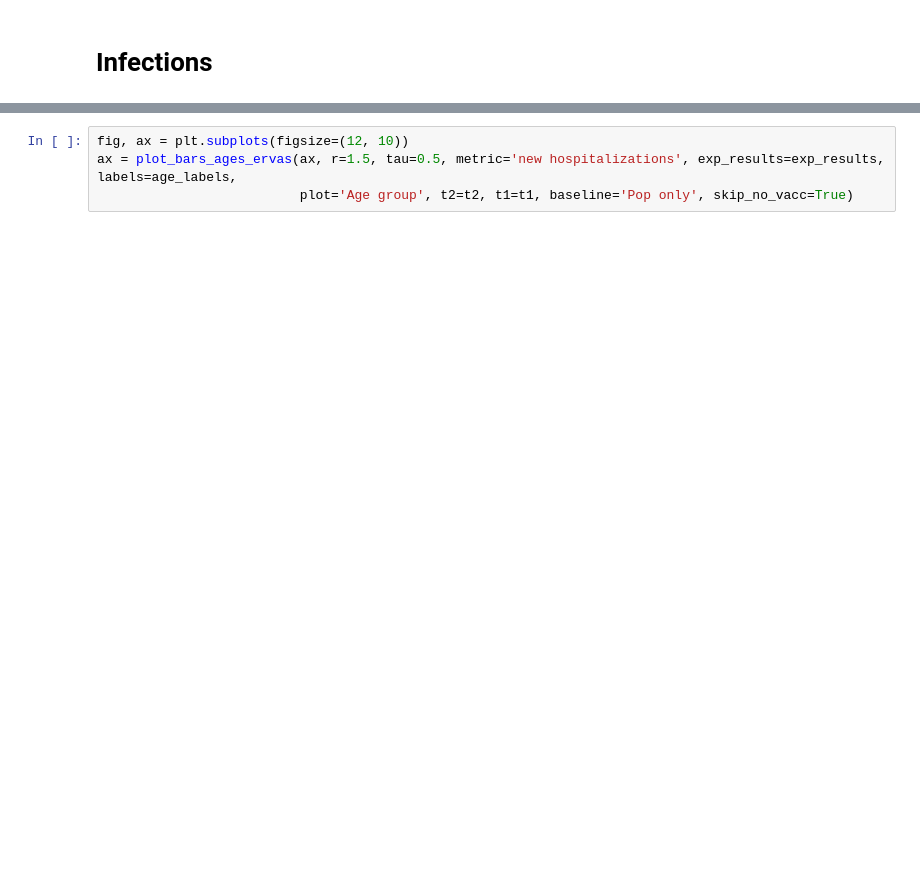
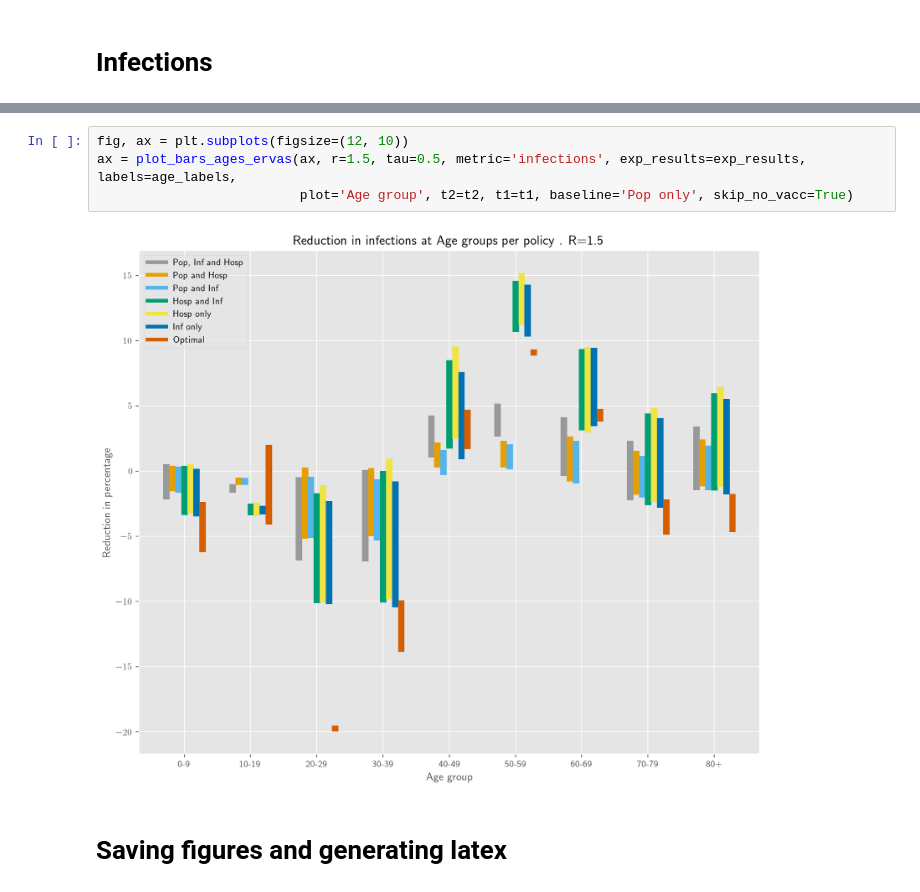
Before and after one commit to FINCoVID19/optimized_vaccination_finland, a Jupyter notebook: compare_vaccination_age_erva.ipynb, the cells around one changed output, grey strips where cells are left out. Saved outputs shown, nothing was run; the diff lists cells and outputs as text; blank space fills up the shorter version.

```diff
--- a/compare_vaccination_age_erva.ipynb
+++ b/compare_vaccination_age_erva.ipynb
@@ -206,4 +208,8 @@ ax = plot_bars_ages_ervas(ax, r=1.5, tau=0.5, metric='infections', exp_results=e
 # %%
 fig, ax = plt.subplots(figsize=(12, 10))
-ax = plot_bars_ages_ervas(ax, r=1.5, tau=0.5, metric='new hospitalizations', exp_results=exp_results, labels=age_labels,
+ax = plot_bars_ages_ervas(ax, r=1.5, tau=0.5, metric='infections', exp_results=exp_results, labels=age_labels,
                           plot='Age group', t2=t2, t1=t1, baseline='Pop only', skip_no_vacc=True)
+# %% [output]
+[figure, added]
+# %% [markdown]
+# Saving figures and generating latex
```
Also changed, not shown: parts of 12 cells of this notebook, 2 other files.
